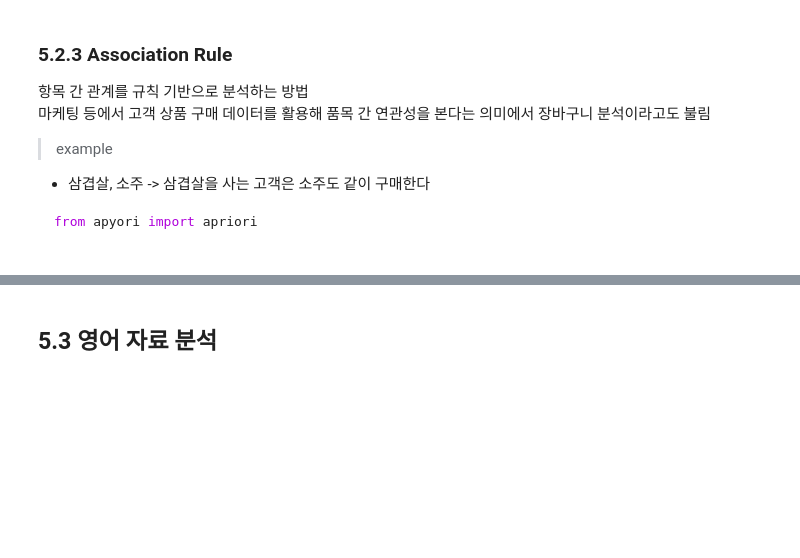
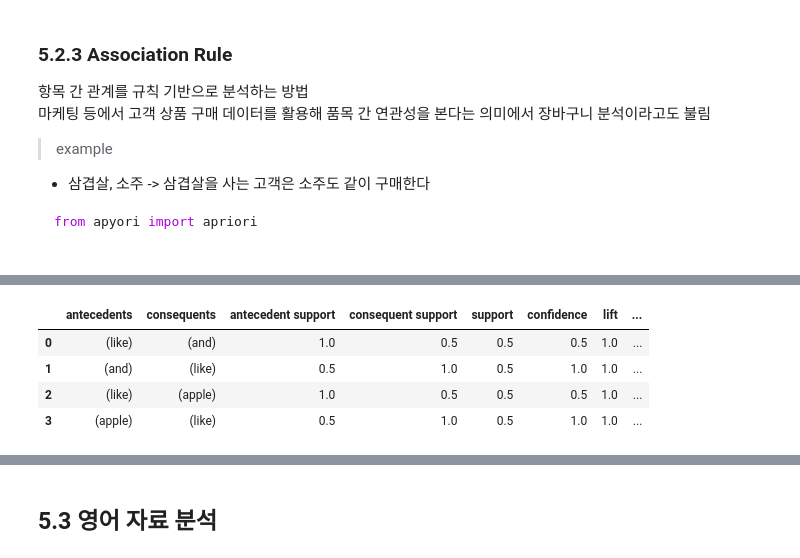
Before and after one commit to stronghajin/2022_big_data_1, a Jupyter notebook: bigdata2/day08.ipynb, the cells around one changed output, grey strips where cells are left out. Saved outputs shown, nothing was run; the diff lists cells and outputs as text; code cells hidden in the pictures; blank space fills up the shorter version.

```diff
--- a/bigdata2/day08.ipynb
+++ b/bigdata2/day08.ipynb
@@ -578,0 +586,3 @@ association_rules(itemset, metric='confidence', min_threshold=0.5)
+# %%
+documents = ['I like apple and also like samsung', 'I like apple watch', 'I do like samsumg smart phone', 'I hate phone']
+documents
@@ -578,0 +610,8 @@ association_rules(itemset, metric='confidence', min_threshold=0.5)
+# %%
+splitted_documents = [document.split() for document in documents]
+# %%
+window_size = 4
+words_windows = []
+for splitted_document in splitted_documents:
+    word_window = [splitted_document[i:i+window_size] for i in range(len(splitted_document)-(window_size-1))]
+    words_windows.extend(word_window)
@@ -578,0 +629,12 @@ association_rules(itemset, metric='confidence', min_threshold=0.5)
+# %%
+transaction_encoder = TransactionEncoder()
+te_result = transaction_encoder.fit_transform(words_windows)
+data = pd.DataFrame(te_result, columns = transaction_encoder.columns_)
+itemset = apriori(data, min_support = 0.5, use_colnames = True)
+association_rules(itemset, metric = 'confidence', min_threshold=0.5)
+# %% [output]
+|  | antecedents | consequents | antecedent support | consequent support | support | confidence | lift | ... |
+| 0 | (like) | (and) | 1.0 | 0.5 | 0.5 | 0.5 | 1.0 | ... |
+| 1 | (and) | (like) | 0.5 | 1.0 | 0.5 | 1.0 | 1.0 | ... |
+| 2 | (like) | (apple) | 1.0 | 0.5 | 0.5 | 0.5 | 1.0 | ... |
+| 3 | (apple) | (like) | 0.5 | 1.0 | 0.5 | 1.0 | 1.0 | ... |
```
Also changed, not shown: parts of 34 cells of this notebook, 6 other files.
